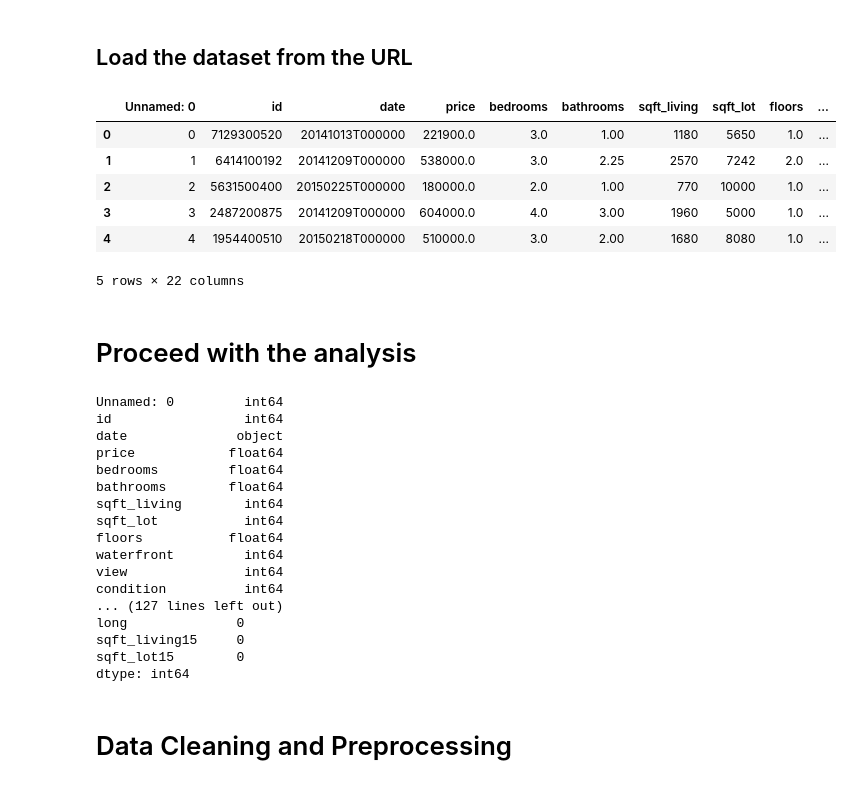
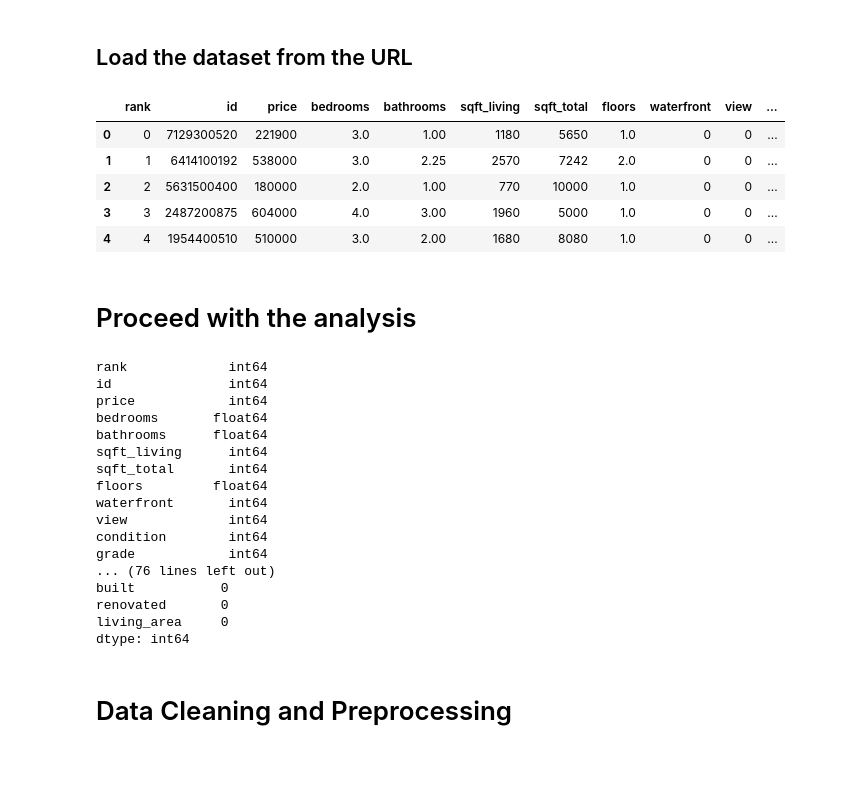
Before and after one commit to hellooishik/DatasetPyManchester, a Jupyter notebook: Data_Analysis_with_Python_Manchester.ipynb, the cells around one changed output. Saved outputs shown, nothing was run; the diff lists cells and outputs as text; code cells hidden in the pictures.

```diff
--- a/Data_Analysis_with_Python_Manchester.ipynb
+++ b/Data_Analysis_with_Python_Manchester.ipynb
@@ -42,20 +42,21 @@ import seaborn as sns
 # %% [markdown]
 ## Load the dataset from the URL
 # %%
-# Load the dataset from the provided URL
-url = 'https://github.com/hellooishik/DatasetPyManchester/raw/main/datasetpy.csv'
+import pandas as pd
+
+# Load the dataset from the raw content URL
+url = 'https://raw.githubusercontent.com/hellooishik/datapipeline/main/datapipeline.csv' # Use 'raw.githubusercontent.com' for raw data
 df = pd.read_csv(url)
 
 # Display the first few rows of the dataset
 df.head()
 # %% [output]
-|  | Unnamed: 0 | id | date | price | bedrooms | bathrooms | sqft_living | sqft_lot | floors | ... |
-| 0 | 0 | 7129300520 | 20141013T000000 | 221900.0 | 3.0 | 1.00 | 1180 | 5650 | 1.0 | ... |
-| 1 | 1 | 6414100192 | 20141209T000000 | 538000.0 | 3.0 | 2.25 | 2570 | 7242 | 2.0 | ... |
-| 2 | 2 | 5631500400 | 20150225T000000 | 180000.0 | 2.0 | 1.00 | 770 | 10000 | 1.0 | ... |
-| 3 | 3 | 2487200875 | 20141209T000000 | 604000.0 | 4.0 | 3.00 | 1960 | 5000 | 1.0 | ... |
-| 4 | 4 | 1954400510 | 20150218T000000 | 510000.0 | 3.0 | 2.00 | 1680 | 8080 | 1.0 | ... |
+|  | rank | id | price | bedrooms | bathrooms | sqft_living | sqft_total | floors | waterfront | view | ... |
+| 0 | 0 | 7129300520 | 221900 | 3.0 | 1.00 | 1180 | 5650 | 1.0 | 0 | 0 | ... |
+| 1 | 1 | 6414100192 | 538000 | 3.0 | 2.25 | 2570 | 7242 | 2.0 | 0 | 0 | ... |
+| 2 | 2 | 5631500400 | 180000 | 2.0 | 1.00 | 770 | 10000 | 1.0 | 0 | 0 | ... |
+| 3 | 3 | 2487200875 | 604000 | 4.0 | 3.00 | 1960 | 5000 | 1.0 | 0 | 0 | ... |
+| 4 | 4 | 1954400510 | 510000 | 3.0 | 2.00 | 1680 | 8080 | 1.0 | 0 | 0 | ... |
-5 rows × 22 columns
 # %% [markdown]
 # Proceed with the analysis
 # %%
@@ -71,29 +72,29 @@ print(df['waterfront'].value_counts())
 print(df['floors'].describe())
 
 # Distribution of built year
-print(df['yr_built'].describe())
+print(df['built'].describe())
 
 # Distribution of price
 print(df['price'].describe())
 # Check for missing values
 print(df.isnull().sum())
 # %% [output]
-Unnamed: 0         int64
-id                 int64
-date              object
-price            float64
-bedrooms         float64
-bathrooms        float64
-sqft_living        int64
-sqft_lot           int64
-floors           float64
-waterfront         int64
-view               int64
-condition          int64
-... (127 lines left out)
-long              0
-sqft_living15     0
-sqft_lot15        0
+rank             int64
+id               int64
+price            int64
+bedrooms       float64
+bathrooms      float64
+sqft_living      int64
+sqft_total       int64
+floors         float64
+waterfront       int64
+view             int64
+condition        int64
+grade            int64
+... (76 lines left out)
+built           0
+renovated       0
+living_area     0
 dtype: int64
 # %% [markdown]
 # Data Cleaning and Preprocessing
```
Also changed, not shown: parts of 6 cells of this notebook.
